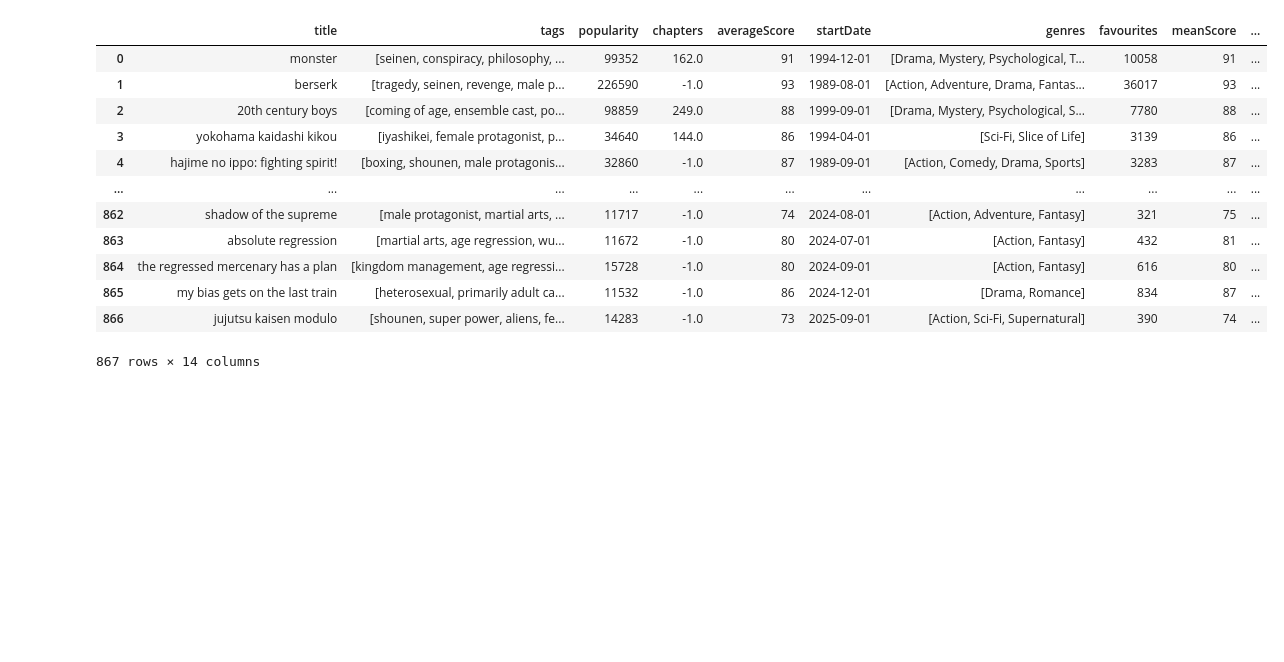
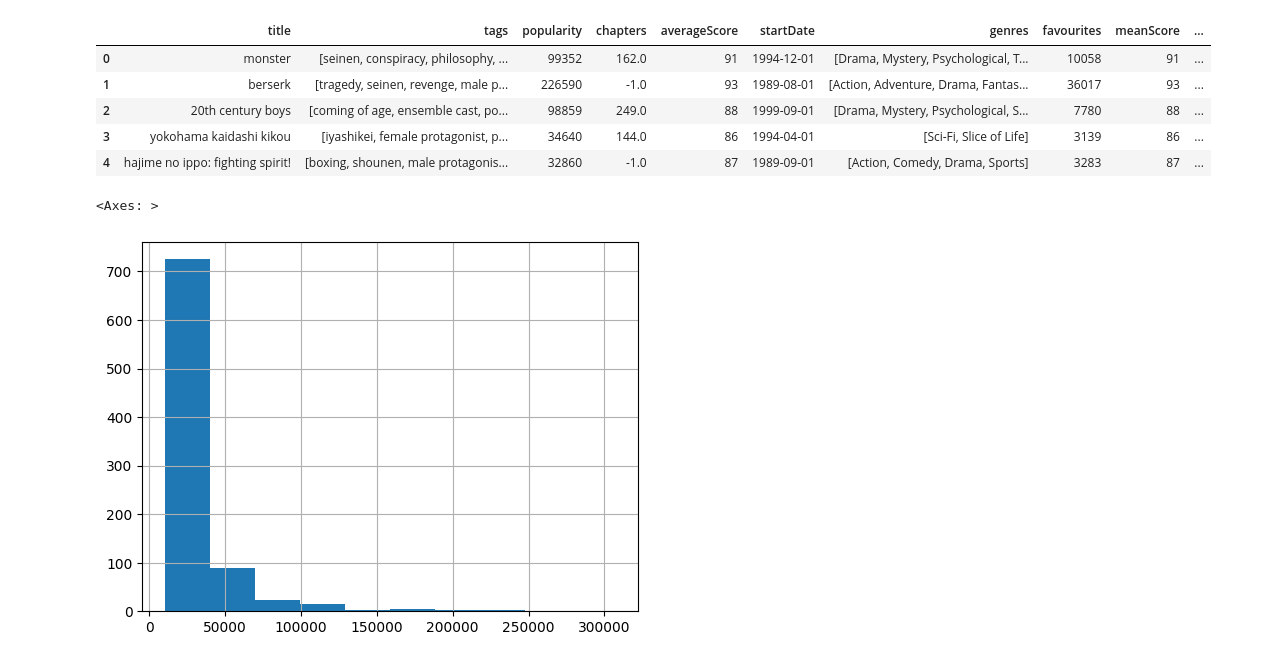
Before and after one commit to mannkenn/manga-recs, a Jupyter notebook: notebooks/feature_engineering.ipynb, the cells around one changed output. Drawn from its saved outputs; the diff is of its cells as text; code cells hidden in the pictures; blank space fills up the shorter version.

```diff
--- a/notebooks/feature_engineering.ipynb
+++ b/notebooks/feature_engineering.ipynb
@@ -16,18 +16,18 @@ import pandas as pd
 
 manga_df = pd.read_parquet("../data/cleaned/cleaned_manga_metadata.parquet")
 # %%
-manga_df
+manga_df.head()
 # %% [output]
 |  | title | tags | popularity | chapters | averageScore | startDate | genres | favourites | meanScore | ... |
 | 0 | monster | [seinen, conspiracy, philosophy, ... | 99352 | 162.0 | 91 | 1994-12-01 | [Drama, Mystery, Psychological, T... | 10058 | 91 | ... |
 | 1 | berserk | [tragedy, seinen, revenge, male p... | 226590 | -1.0 | 93 | 1989-08-01 | [Action, Adventure, Drama, Fantas... | 36017 | 93 | ... |
 | 2 | 20th century boys | [coming of age, ensemble cast, po... | 98859 | 249.0 | 88 | 1999-09-01 | [Drama, Mystery, Psychological, S... | 7780 | 88 | ... |
 | 3 | yokohama kaidashi kikou | [iyashikei, female protagonist, p... | 34640 | 144.0 | 86 | 1994-04-01 | [Sci-Fi, Slice of Life] | 3139 | 86 | ... |
 | 4 | hajime no ippo: fighting spirit! | [boxing, shounen, male protagonis... | 32860 | -1.0 | 87 | 1989-09-01 | [Action, Comedy, Drama, Sports] | 3283 | 87 | ... |
-| ... | ... | ... | ... | ... | ... | ... | ... | ... | ... | ... |
-| 862 | shadow of the supreme | [male protagonist, martial arts, ... | 11717 | -1.0 | 74 | 2024-08-01 | [Action, Adventure, Fantasy] | 321 | 75 | ... |
-| 863 | absolute regression | [martial arts, age regression, wu... | 11672 | -1.0 | 80 | 2024-07-01 | [Action, Fantasy] | 432 | 81 | ... |
-| 864 | the regressed mercenary has a plan | [kingdom management, age regressi... | 15728 | -1.0 | 80 | 2024-09-01 | [Action, Fantasy] | 616 | 80 | ... |
-| 865 | my bias gets on the last train | [heterosexual, primarily adult ca... | 11532 | -1.0 | 86 | 2024-12-01 | [Drama, Romance] | 834 | 87 | ... |
-| 866 | jujutsu kaisen modulo | [shounen, super power, aliens, fe... | 14283 | -1.0 | 73 | 2025-09-01 | [Action, Sci-Fi, Supernatural] | 390 | 74 | ... |
-867 rows × 14 columns
+# %%
+import matplotlib.pyplot as plt
+
+manga_df['popularity'].hist()
+# %% [output]
+<Axes: >
+[figure, added]
```
Also changed, not shown: parts of 9 cells of this notebook, 3 other files.
